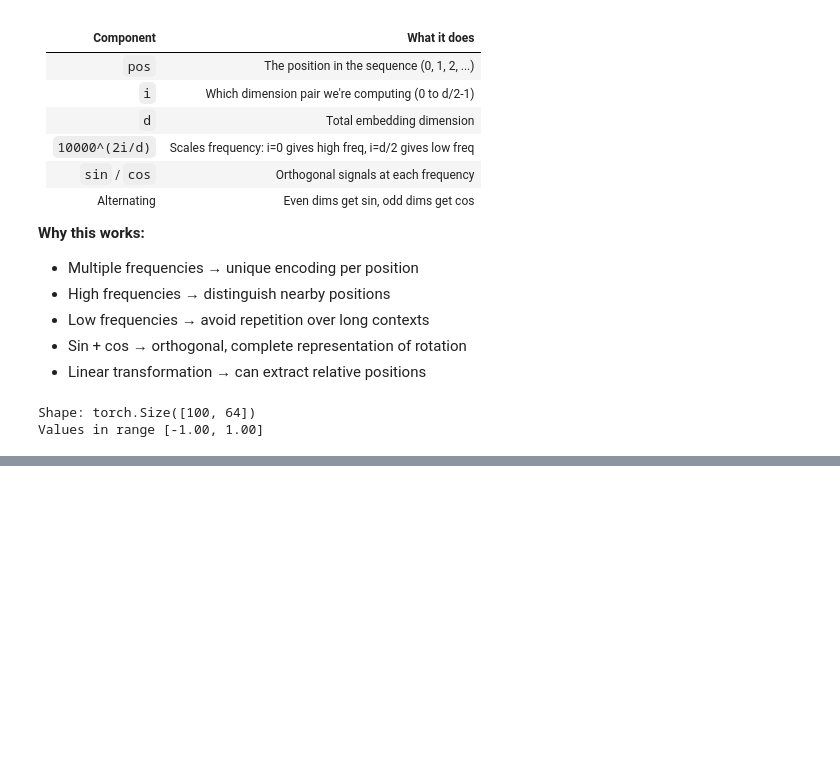
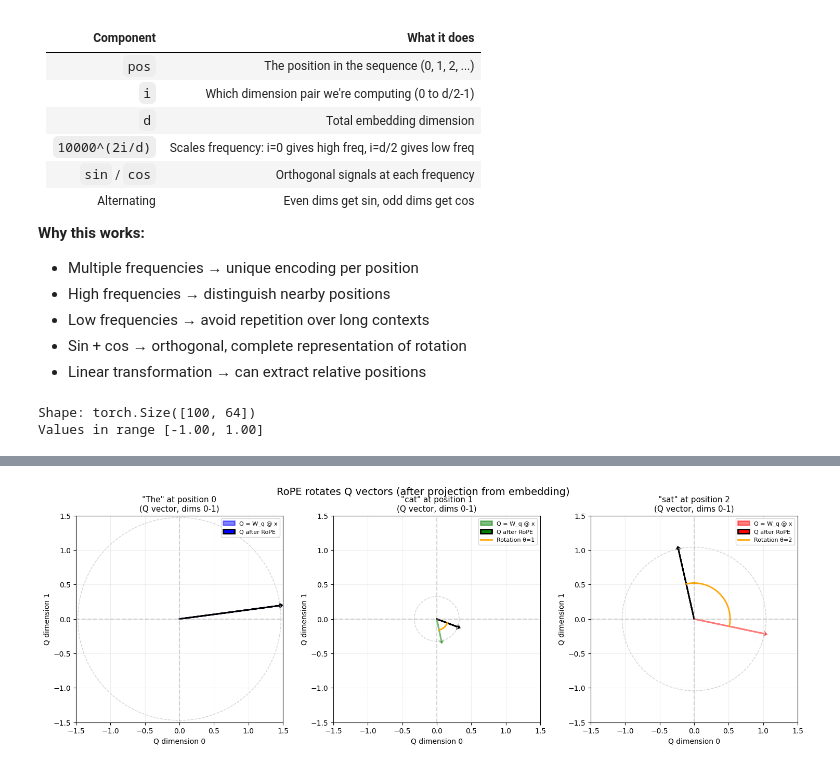
Before and after one commit to SilenNaihin/silen-ai, a Jupyter notebook: projects/transformer/positional_emb.ipynb, the cells around one changed output, grey strips where cells are left out. Drawn from its saved outputs; the diff is of its cells as text; code cells hidden in the pictures; blank space fills up the shorter version.

```diff
--- a/projects/transformer/positional_emb.ipynb
+++ b/projects/transformer/positional_emb.ipynb
@@ -1091,0 +1199,19 @@ The key insight: instead of `q + PE(pos)`, RoPE does `rotate(q, pos)`. We'll exp
+# %%
+# The problem: concatenation increases dimension → increases computation
+
+d_model = 512  # typical embedding dimension
+pe_dim = 64    # positional encoding dimension
+
+print("Computational cost comparison:")
+print()
+print(f"Addition approach:")
+print(f"  Embedding dim: {d_model}")
+print(f"  Attention matrix: {d_model} × {d_model} = {d_model**2:,} parameters")
+print()
+print(f"Concatenation approach:")
+concat_dim = d_model + pe_dim
+print(f"  Combined dim: {d_model} + {pe_dim} = {concat_dim}")
+print(f"  Attention matrix: {concat_dim} × {concat_dim} = {concat_dim**2:,} parameters")
+print()
+print(f"Extra cost: {concat_dim**2 - d_model**2:,} parameters (+{100*(concat_dim**2/d_model**2 - 1):.1f}%)")
+print("\n⚠️ This adds up quickly with multiple attention heads and layers!")
@@ -1091,0 +1753,68 @@ The key insight: instead of `q + PE(pos)`, RoPE does `rotate(q, pos)`. We'll exp
+# %%
+# Visualization of RoPE rotating Q vectors (NOT embeddings directly)
+fig, axes = plt.subplots(1, 3, figsize=(15, 5))
+
+tokens = ["The", "cat", "sat"]
+colors = ['blue', 'green', 'red']
+
+# Projection matrix (same as before)
+np.random.seed(123)
+W_q = np.random.randn(6, 6) * 0.5
+
+for idx, (ax, token, color) in enumerate(zip(axes, tokens, colors)):
+    embedding = example_tensor[idx].numpy()
+
+    # First project to get Q vector
+    q = W_q @ embedding
+
+    # Then apply RoPE to Q
+    q_rotated = apply_rope(q, position=idx, d_model=6)
+
+    # Plot the first pair of dimensions (dims 0 and 1 - highest frequency)
+    q_2d = q[:2]
+    q_rot_2d = q_rotated[:2]
+
+    # Draw circle showing magnitude is preserved
+    magnitude = np.linalg.norm(q_2d)
+    theta = np.linspace(0, 2*np.pi, 100)
+    ax.plot(magnitude * np.cos(theta), magnitude * np.sin(theta), 'lightgray', linewidth=1, linestyle='--')
+
+    # Plot original Q vector
+    ax.arrow(0, 0, q_2d[0], q_2d[1], head_width=0.05, head_length=0.03,
+             fc=color, ec=color, linewidth=2, alpha=0.5, label='Q = W_q @ x')
+
+    # Plot rotated Q vector
+    ax.arrow(0, 0, q_rot_2d[0], q_rot_2d[1], head_width=0.05, head_length=0.03,
+             fc=color, ec='black', linewidth=2, label='Q after RoPE')
+
+    # Draw arc showing the rotation
+    if idx > 0:  # Position 0 has no rotation
+        angle_orig = np.arctan2(q_2d[1], q_2d[0])
+        angle_rot = np.arctan2(q_rot_2d[1], q_rot_2d[0])
+        arc_angles = np.linspace(angle_orig, angle_rot, 30)
+        arc_r = magnitude * 0.5
+        ax.plot(arc_r * np.cos(arc_angles), arc_r * np.sin(arc_angles),
+                color='orange', linewidth=2, label=f'Rotation θ={idx}')
+
+    ax.set_xlim(-1.5, 1.5)
+    ax.set_ylim(-1.5, 1.5)
+    ax.set_aspect('equal')
+    ax.axhline(y=0, color='gray', linestyle='--', alpha=0.3)
+    ax.axvline(x=0, color='gray', linestyle='--', alpha=0.3)
+    ax.set_xlabel('Q dimension 0', fontsize=10)
+    ax.set_ylabel('Q dimension 1', fontsize=10)
+    ax.set_title(f'"{token}" at position {idx}\n(Q vector, dims 0-1)', fontsize=11)
+    ax.legend(loc='upper right', fontsize=8)
+    ax.grid(True, alpha=0.2)
+
+plt.suptitle('RoPE rotates Q vectors (after projection from embedding)', fontsize=14)
+plt.tight_layout()
+plt.show()
+
+print("Remember: x (embedding) → W_q @ x (Q vector) → RoPE rotation")
+print("Position 0: No rotation (θ = 0)")
+print("Position 1: Q rotated by θ = 1 × frequency")
+print("Position 2: Q rotated by θ = 2 × frequency")
+print("\nThe dashed circle shows Q's magnitude is preserved by rotation!")
+# %% [output]
+[figure, added]
```
Also changed, not shown: parts of 37 cells of this notebook.
